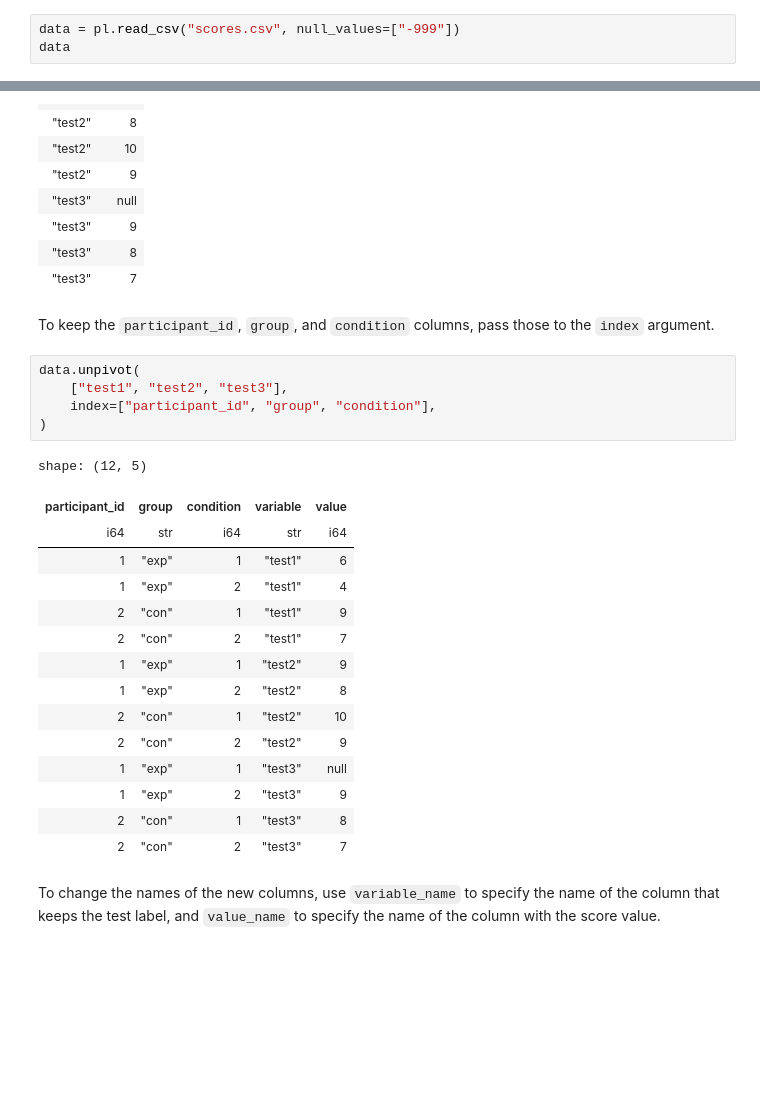
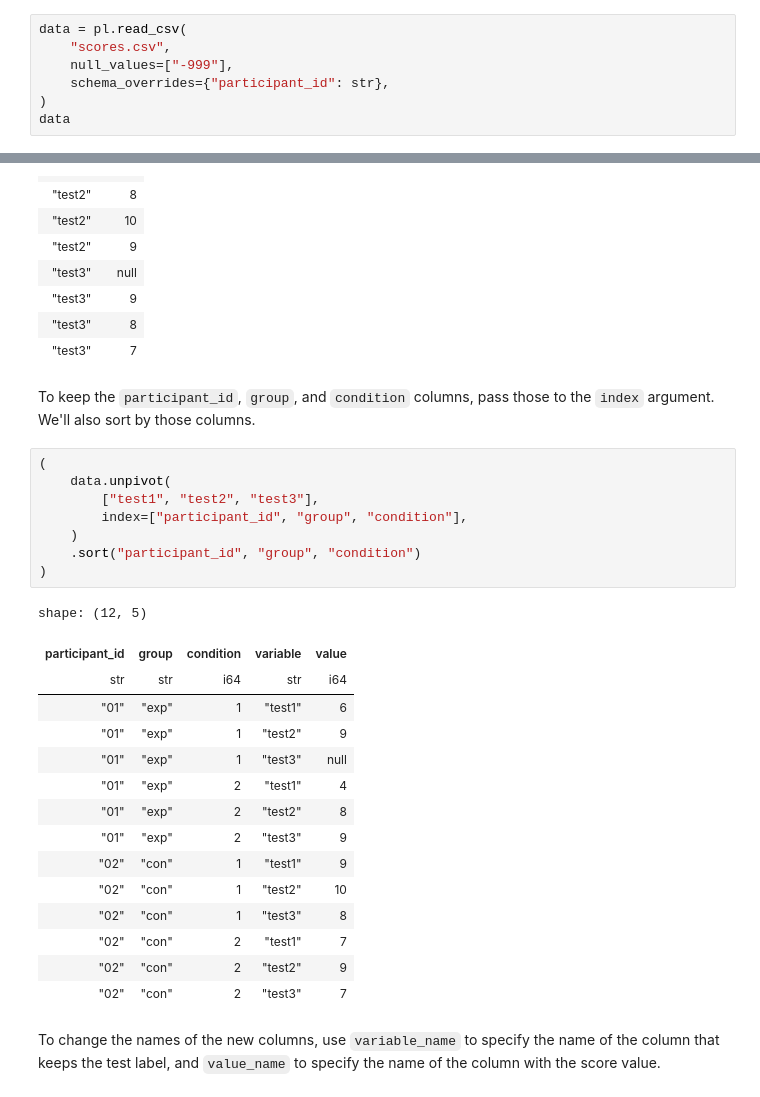
Before and after one commit to mortonne/datascipsych, a Jupyter notebook: chapters/chapter8/review.ipynb, the cells around one changed output, grey strips where cells are left out. Drawn from its saved outputs; the diff is of its cells as text; blank space fills up the shorter version.

Commit message:
fix: data format and sorting

```diff
--- a/chapters/chapter8/review.ipynb
+++ b/chapters/chapter8/review.ipynb
@@ -47,7 +47,11 @@ shape: (4, 6)
 # %% [markdown]
 Alternatively, we can set the `null_values` input when calling `read_csv` to set those special values to `null` immediately, in all columns.
 # %%
-data = pl.read_csv("scores.csv", null_values=["-999"])
+data = pl.read_csv(
+    "scores.csv",
+    null_values=["-999"],
+    schema_overrides={"participant_id": str},
+)
 data
 # %% [output]
 shape: (4, 6)
@@ -254,28 +258,31 @@ shape: (12, 2)
 | "test3" | 8 |
 | "test3" | 7 |
 # %% [markdown]
-To keep the `participant_id`, `group`, and `condition` columns, pass those to the `index` argument.
+To keep the `participant_id`, `group`, and `condition` columns, pass those to the `index` argument. We'll also sort by those columns.
 # %%
-data.unpivot(
-    ["test1", "test2", "test3"],
-    index=["participant_id", "group", "condition"],
+(
+    data.unpivot(
+        ["test1", "test2", "test3"],
+        index=["participant_id", "group", "condition"],
+    )
+    .sort("participant_id", "group", "condition")
 )
 # %% [output]
 shape: (12, 5)
 | participant_id | group | condition | variable | value |
-| i64 | str | i64 | str | i64 |
-| 1 | "exp" | 1 | "test1" | 6 |
-| 1 | "exp" | 2 | "test1" | 4 |
-| 2 | "con" | 1 | "test1" | 9 |
-| 2 | "con" | 2 | "test1" | 7 |
-| 1 | "exp" | 1 | "test2" | 9 |
-| 1 | "exp" | 2 | "test2" | 8 |
-| 2 | "con" | 1 | "test2" | 10 |
-| 2 | "con" | 2 | "test2" | 9 |
-| 1 | "exp" | 1 | "test3" | null |
-| 1 | "exp" | 2 | "test3" | 9 |
-| 2 | "con" | 1 | "test3" | 8 |
-| 2 | "con" | 2 | "test3" | 7 |
+| str | str | i64 | str | i64 |
+| "01" | "exp" | 1 | "test1" | 6 |
+| "01" | "exp" | 1 | "test2" | 9 |
+| "01" | "exp" | 1 | "test3" | null |
+| "01" | "exp" | 2 | "test1" | 4 |
+| "01" | "exp" | 2 | "test2" | 8 |
+| "01" | "exp" | 2 | "test3" | 9 |
+| "02" | "con" | 1 | "test1" | 9 |
+| "02" | "con" | 1 | "test2" | 10 |
+| "02" | "con" | 1 | "test3" | 8 |
+| "02" | "con" | 2 | "test1" | 7 |
+| "02" | "con" | 2 | "test2" | 9 |
+| "02" | "con" | 2 | "test3" | 7 |
 # %% [markdown]
 To change the names of the new columns, use `variable_name` to specify the name of the column that keeps the test label, and `value_name` to specify the name of the column with the score value.
 # %%
```
Also changed, not shown: parts of 12 cells of this notebook.
